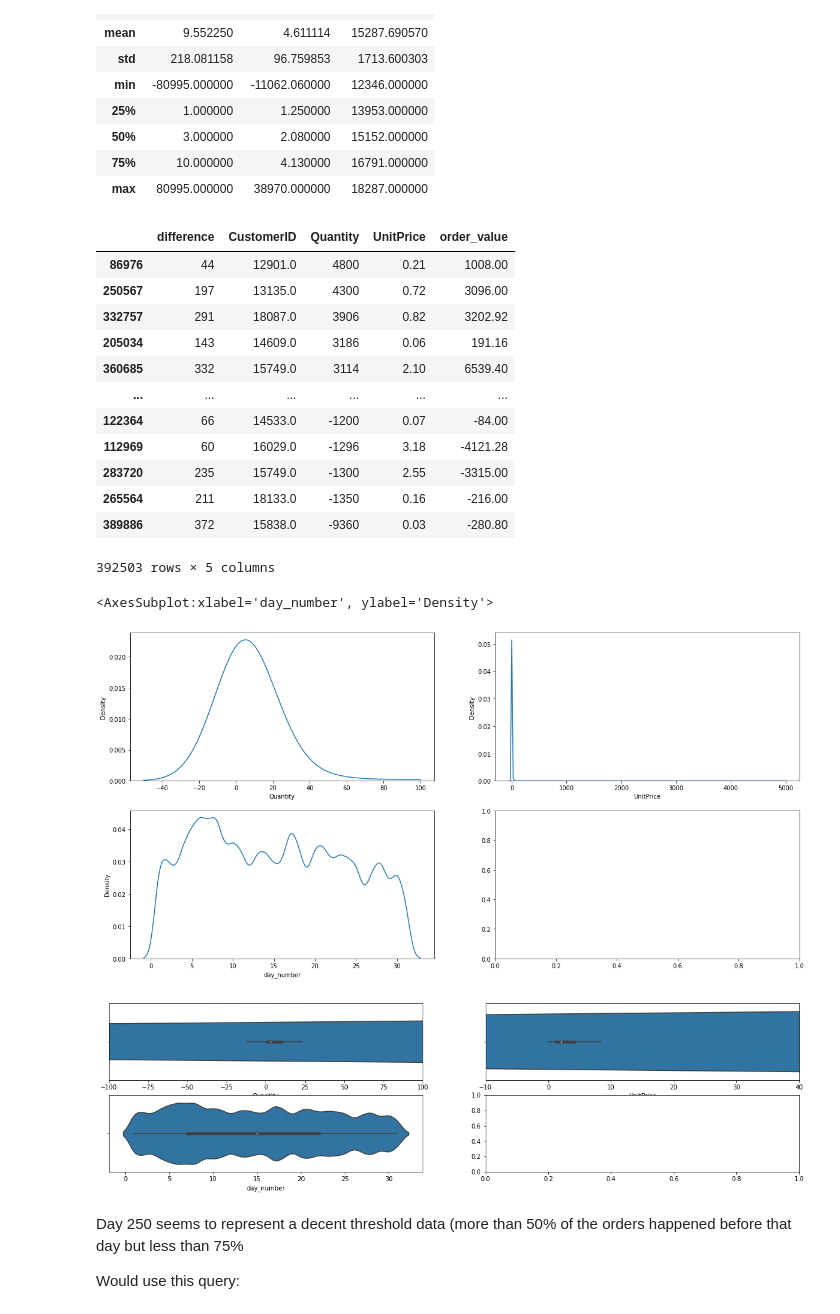
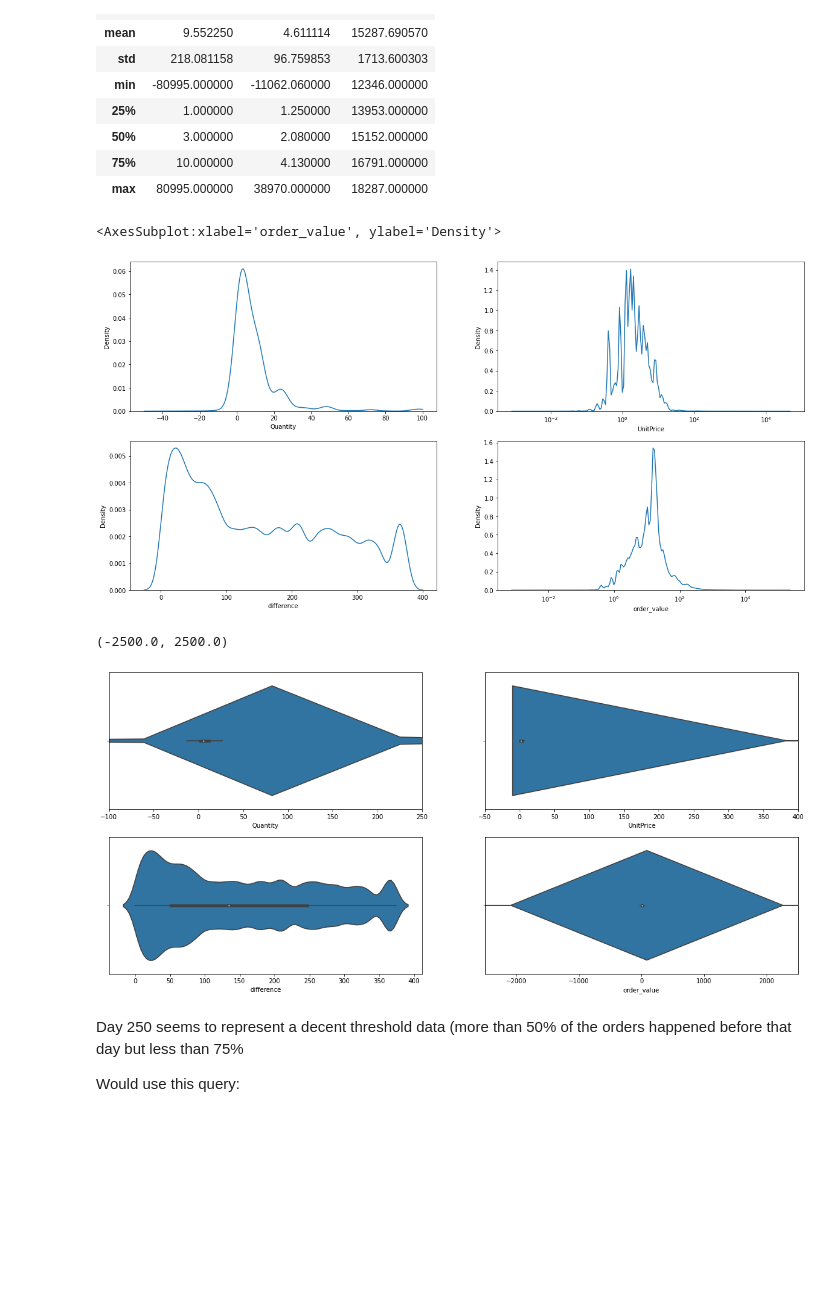
Before and after one commit to auguste-dupin/tf_lifetimes, a Jupyter notebook: notebooks/Exploration.ipynb, the cells around one changed output. Cells and saved outputs as stored; diff of their text form; code cells hidden in the pictures; blank space fills up the shorter version.

```diff
--- a/notebooks/Exploration.ipynb
+++ b/notebooks/Exploration.ipynb
@@ -130,46 +130,43 @@ def config(df_original):
 
     return df
 
-config(df_original)
+df = config(df_original)
-# %% [output]
-|  | difference | CustomerID | Quantity | UnitPrice | order_value |
-| 86976 | 44 | 12901.0 | 4800 | 0.21 | 1008.00 |
-| 250567 | 197 | 13135.0 | 4300 | 0.72 | 3096.00 |
-| 332757 | 291 | 18087.0 | 3906 | 0.82 | 3202.92 |
-| 205034 | 143 | 14609.0 | 3186 | 0.06 | 191.16 |
-| 360685 | 332 | 15749.0 | 3114 | 2.10 | 6539.40 |
-| ... | ... | ... | ... | ... | ... |
-| 122364 | 66 | 14533.0 | -1200 | 0.07 | -84.00 |
-| 112969 | 60 | 16029.0 | -1296 | 3.18 | -4121.28 |
-| 283720 | 235 | 15749.0 | -1300 | 2.55 | -3315.00 |
-| 265564 | 211 | 18133.0 | -1350 | 0.16 | -216.00 |
-| 389886 | 372 | 15838.0 | -9360 | 0.03 | -280.80 |
-392503 rows × 5 columns
 # %%
 fig, axs = plt.subplots(nrows=2, ncols=2, figsize=(20, 10))
+
+temp = df.copy()
+# temp = temp[temp['Quantity'] > 0]
+# temp = temp[temp['UnitPrice'] < 10]
+# temp = temp[temp['order_value'] < 50000]
+
 
 # distplot not as easy to clip
 # sns.distplot( df_original['Quantity'], ax=axs[0], label='quantity')
 # sns.distplot(df_original['UnitPrice'], ax=axs[1], label='price')
 
-sns.kdeplot(df_original['Quantity'], ax=axs[0, 0], label='quantity', clip=(-50, 100))
-sns.kdeplot(df_original['UnitPrice'], ax=axs[0, 1], label='price', clip=(-50, 5000))
-sns.kdeplot(df_original['day_number'], ax=axs[1, 0], label='days')
+sns.kdeplot(temp['Quantity'], ax=axs[0, 0], label='quantity', clip=(-50, 100))
+sns.kdeplot(temp['UnitPrice'], ax=axs[0, 1], label='price', clip=(-50, 5000), log_scale=True)
+sns.kdeplot(temp['difference'], ax=axs[1, 0], label='days')
+sns.kdeplot(temp['order_value'], ax=axs[1, 1], label='Sales', log_scale=True)
 # %% [output]
-<AxesSubplot:xlabel='day_number', ylabel='Density'>
+<AxesSubplot:xlabel='order_value', ylabel='Density'>
-[figure, old version]
+[figure, new version]
 # %%
-figv, axsv = plt.subplots(nrows=2, ncols=2, figsize=(20, 5))
+figv, axsv = plt.subplots(nrows=2, ncols=2, figsize=(20, 9))
 
-axq = sns.violinplot(x=df_original["Quantity"], ax=axsv[0, 0])
-axq.set_xlim(-100, 100)
+axq = sns.violinplot(x=df["Quantity"], ax=axsv[0, 0])
+axq.set_xlim(-100, 250)
 
-axp = sns.violinplot(x=df_original["UnitPrice"], ax=axsv[0, 1])
-axp.set_xlim(-10, 40)
+axp = sns.violinplot(x=df["UnitPrice"], ax=axsv[0, 1])
+axp.set_xlim(-50, 400)
 
-axd = sns.violinplot(x=df_original["day_number"], ax=axsv[1, 0])
+axd = sns.violinplot(x=df["difference"], ax=axsv[1, 0])
+
+axe = sns.violinplot(x=df["order_value"], ax=axsv[1, 1])
+axe.set_xlim(-2500, 2500)
 # %% [output]
+(-2500.0, 2500.0)
-[figure, old version]
+[figure, new version]
 # %% [markdown]
 Day 250 seems to represent a decent threshold data (more than 50% of the orders happened before that day but less than 75%
 
```
Also changed, not shown: parts of 7 cells of this notebook, 1 other file.
